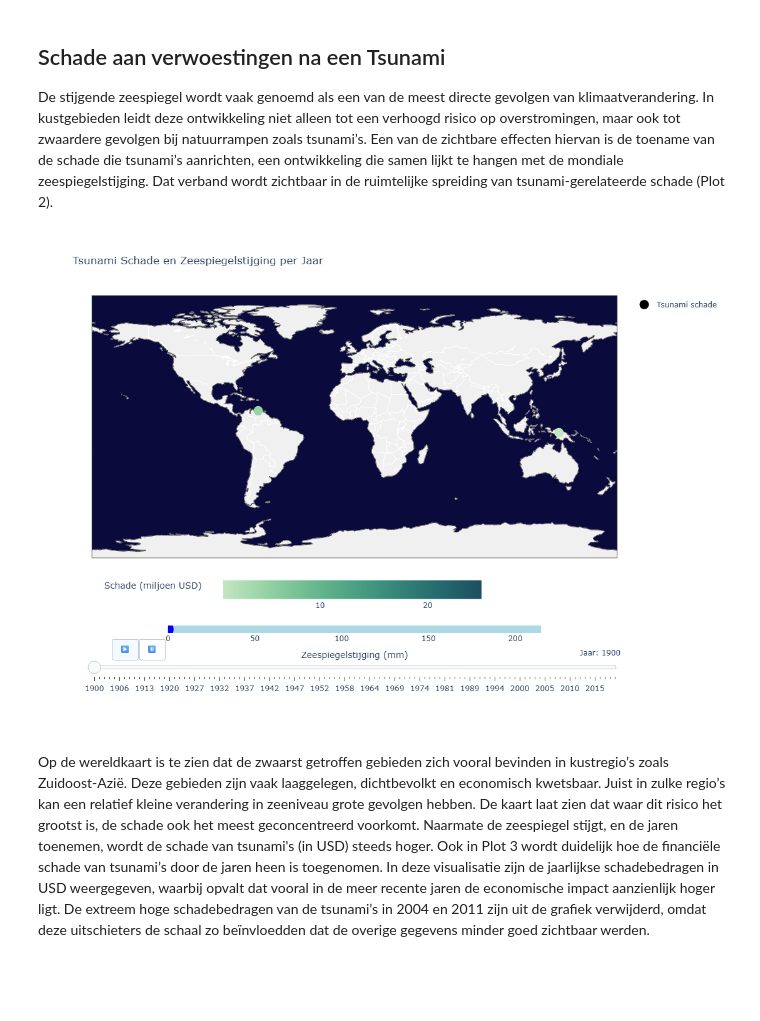
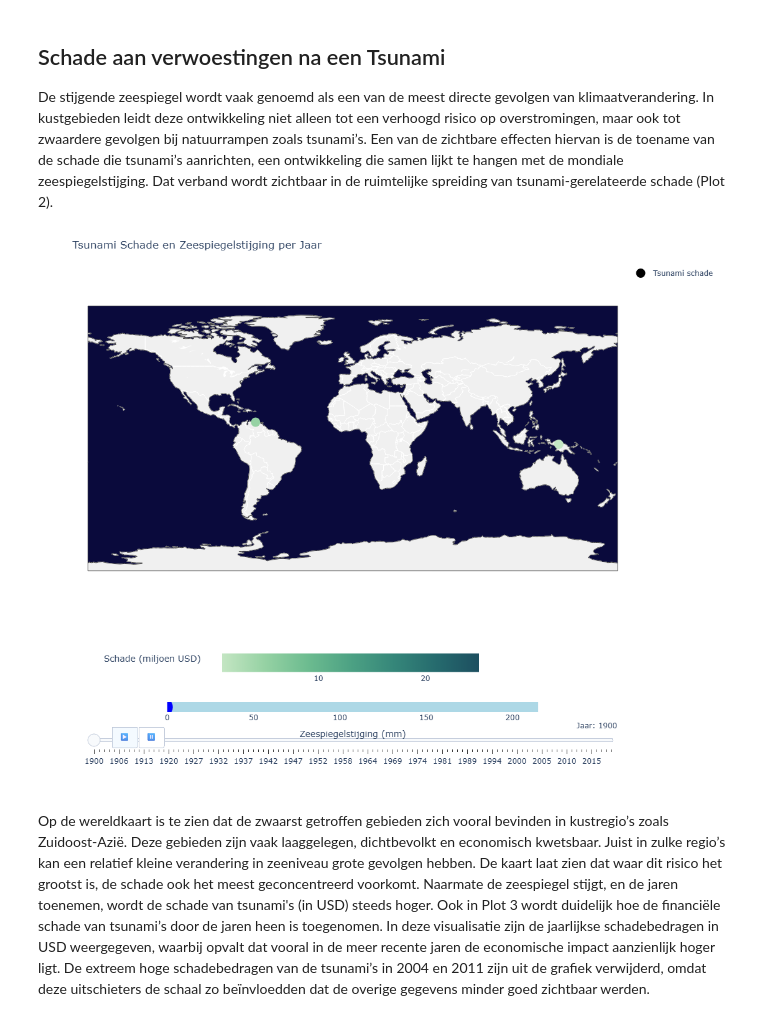
Before and after one commit to roosz/informatievisualisatie, a Jupyter notebook: docs/voorindatasory.ipynb, the cells around one changed output. Cells and saved outputs as stored; diff of their text form; code cells hidden in the pictures; blank space fills up the shorter version.

```diff
--- a/docs/voorindatasory.ipynb
+++ b/docs/voorindatasory.ipynb
@@ -298,8 +298,8 @@ fig.update_layout(
         lataxis_range=[-90, 90],
         domain=dict(x=[0, 1], y=[0.3, 1])  # kaart groter maken (lager beginnen)
     ),
-    height=800,  # verhoogde hoogte om alles te laten passen
-    margin=dict(t=100, b=100),
+    height=900,  # verhoogde hoogte om alles te laten passen
+    margin=dict(t=50, b=50),
 
     coloraxis=dict(
         colorscale='blugrn',
@@ -362,34 +362,34 @@ fig.update_layout(
                 args=[None, {'frame': {'duration': 600, 'redraw': True}, 'fromcurrent': True}],
                 label='▶️'
             ),
             dict(
                 method='animate',
                 args=[[None], {'frame': {'duration': 0, 'redraw': False}, 'mode': 'immediate'}],
                 label='⏸️'
             )
         ]
     )],
 
     # Slider (jaarbalk) iets lager dan knoppen
     sliders=[{
         "currentvalue": {"prefix": "Jaar: ", "visible": True, "xanchor": "right"},
         "steps": [{
             "args": [[str(year)], {"frame": {"duration": 800, "redraw": True}, "mode": "immediate"}],
             "label": str(year),
             "method": "animate"
         } for year in years],
         "x": 0,
         "y": 0.15,  # lager dan de knoppen
         "len": 1.0,
         "xanchor": "left",
         "yanchor": "top",
         "pad": {"b": 10, "t": 50},
     }]
 )
 
 fig.show()
 # %% [output]
-[figure, old version]
+[figure, new version]
 # %% [markdown]
 Op de wereldkaart is te zien dat de zwaarst getroffen gebieden zich vooral bevinden in kustregio’s zoals Zuidoost-Azië. Deze gebieden zijn vaak laaggelegen, dichtbevolkt en economisch kwetsbaar. Juist in zulke regio’s kan een relatief kleine verandering in zeeniveau grote gevolgen hebben. De kaart laat zien dat waar dit risico het grootst is, de schade ook het meest geconcentreerd voorkomt. Naarmate de zeespiegel stijgt, en de jaren toenemen, wordt de schade van tsunami's (in USD) steeds hoger.
 Ook in Plot 3 wordt duidelijk hoe de financiële schade van tsunami’s door de jaren heen is toegenomen. In deze visualisatie zijn de jaarlijkse schadebedragen in USD weergegeven, waarbij opvalt dat vooral in de meer recente jaren de economische impact aanzienlijk hoger ligt. De extreem hoge schadebedragen van de tsunami’s in 2004 en 2011 zijn uit de grafiek verwijderd, omdat deze uitschieters de schaal zo beïnvloedden dat de overige gegevens minder goed zichtbaar werden.
```
Also changed, not shown: parts of 1 cell of this notebook, 6 other files.
